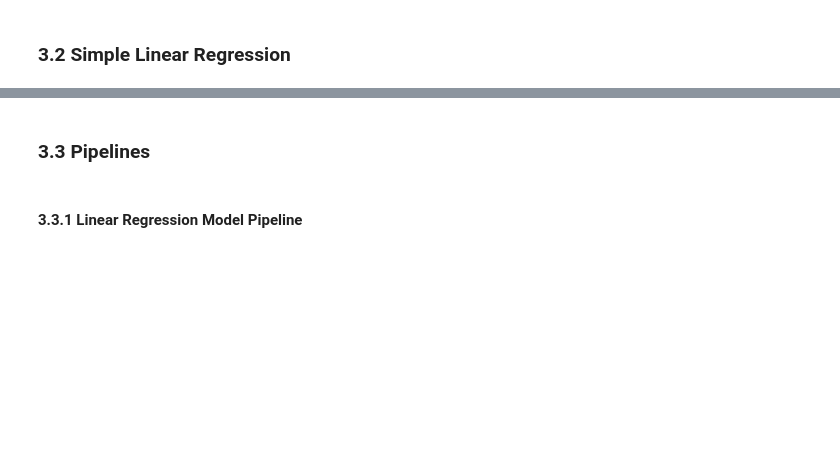
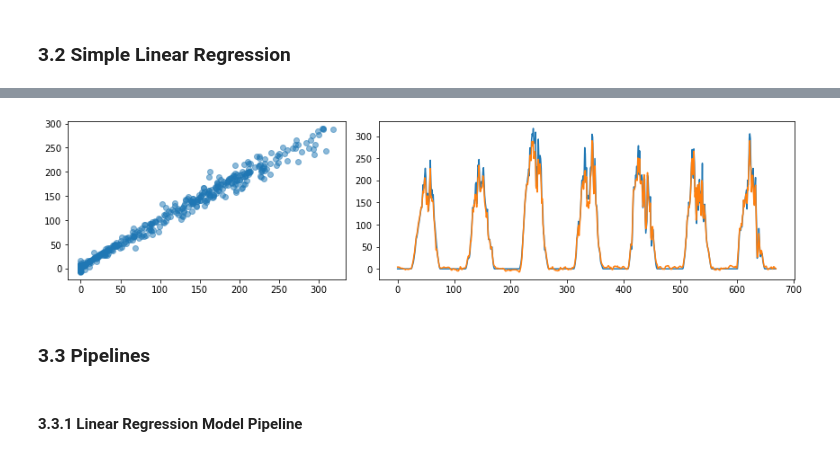
Before and after one commit to billiekim-DS/Capstone-3, a Jupyter notebook: notebooks/Capstone 3 Preprocessing and Training.ipynb, the cells around one changed output, grey strips where cells are left out. Saved outputs shown, nothing was run; the diff lists cells and outputs as text; code cells hidden in the pictures; blank space fills up the shorter version.

```diff
--- a/notebooks/Capstone 3 Preprocessing and Training.ipynb
+++ b/notebooks/Capstone 3 Preprocessing and Training.ipynb
@@ -145,3 +99,11 @@ plt.tight_layout();
+# %%
+fig,(ax1,ax2) = plt.subplots(1,2,figsize=(12,3),gridspec_kw={'width_ratios':[2,3]})
+ax1.scatter(y_test1,y_pred1,alpha=0.5)
+ax2.plot(np.array(y_test1))
+ax2.plot(y_pred1)
+plt.tight_layout();
+# %% [output]
+[figure, added]
 # %% [markdown]
 ### 3.3 Pipelines
 # %% [markdown]
```
Also changed, not shown: parts of 114 cells of this notebook.
